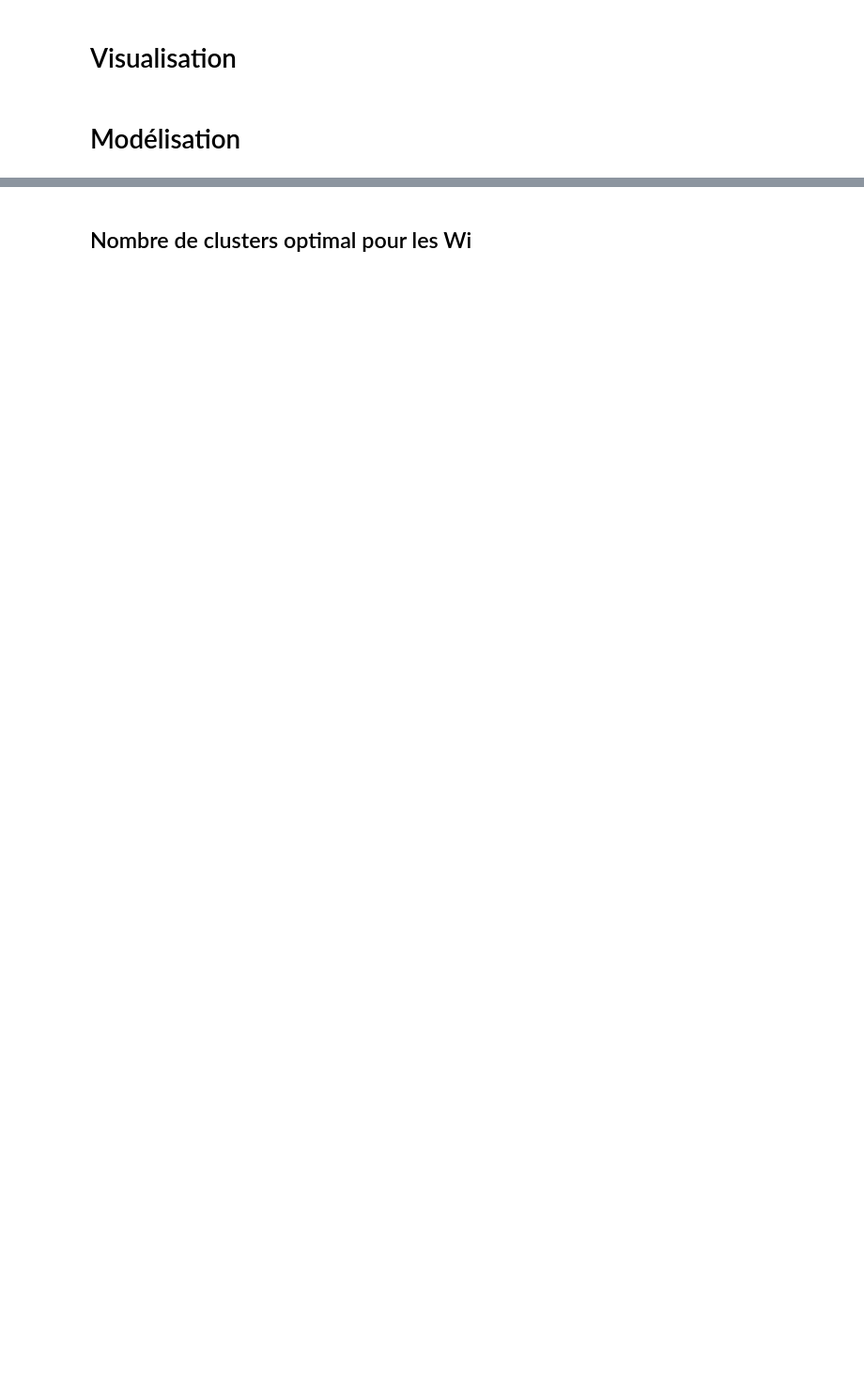
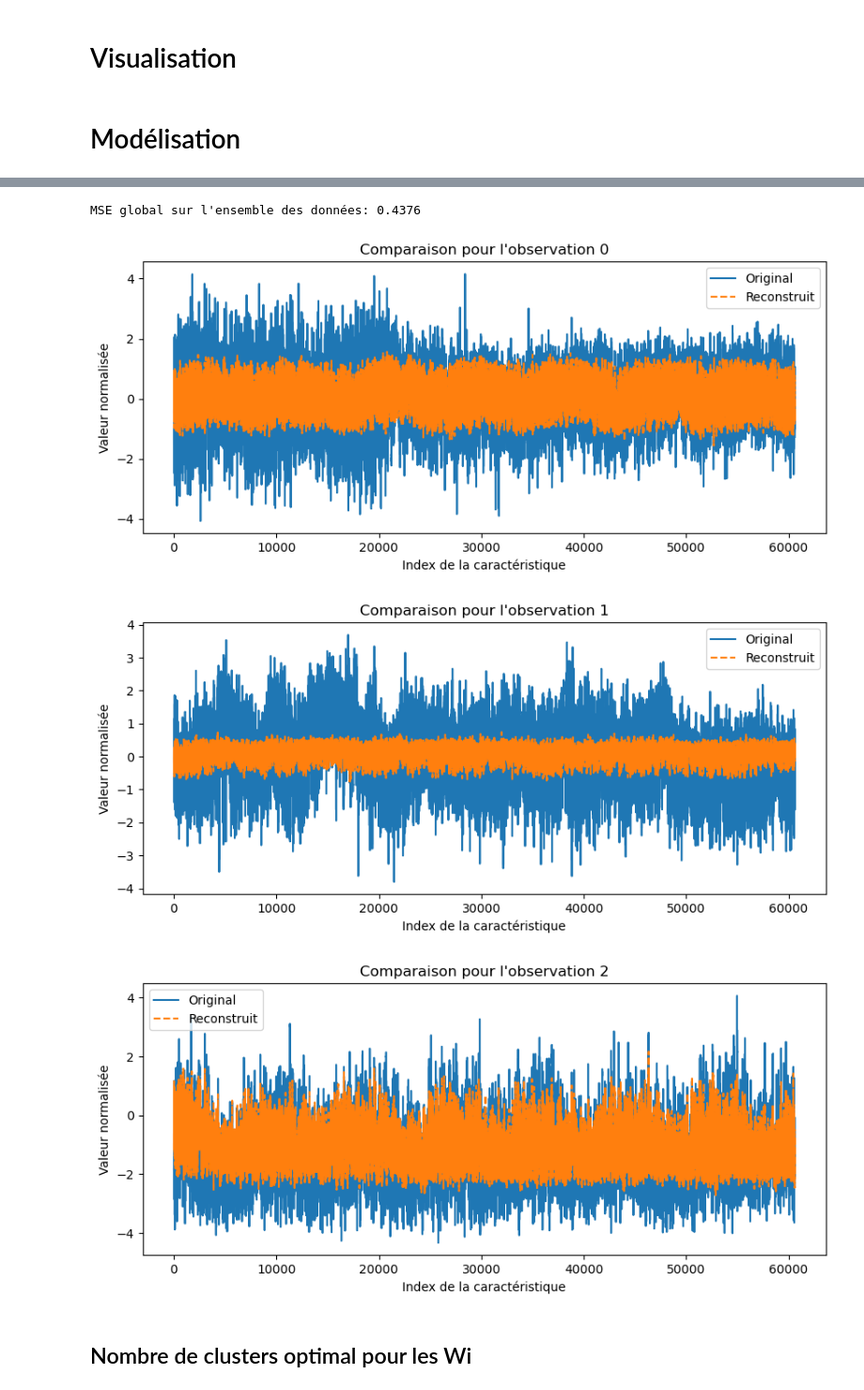
Before and after one commit to malcouffe/consommation-lectrique-, a Jupyter notebook: conso_elec.ipynb, the cells around one changed output, grey strips where cells are left out. Shown: that part at 94% size. Drawn from its saved outputs; the diff is of its cells as text; code cells hidden in the pictures; blank space fills up the shorter version.

```diff
--- a/conso_elec.ipynb
+++ b/conso_elec.ipynb
@@ -247,2 +427,32 @@ fig.show()
+# %%
+import matplotlib.pyplot as plt
+
+# Reconstruction sur l'ensemble des données
+with torch.no_grad():
+    reconstructed_all = model(data_tensor.to(device))
+
+# Calcul du MSE global sur l'ensemble des données
+mse_global = criterion(reconstructed_all, data_tensor.to(device)).item()
+print(f"MSE global sur l'ensemble des données: {mse_global:.4f}")
+
+# On choisit par exemple 3 observations à comparer
+n_examples = 3
+data_tensor_cpu = data_tensor.cpu().numpy()
+reconstructed_cpu = reconstructed_all.cpu().numpy()
+
+for i in range(n_examples):
+    plt.figure(figsize=(10, 4))
+    plt.plot(data_tensor_cpu[i, :], label='Original')
+    plt.plot(reconstructed_cpu[i, :], label='Reconstruit', linestyle='--')
+    plt.title(f"Comparaison pour l'observation {i}")
+    plt.xlabel("Index de la caractéristique")
+    plt.ylabel("Valeur normalisée")
+    plt.legend()
+    plt.show()
+# %% [output]
+MSE global sur l'ensemble des données: 0.4376
+[figure, added]
+[figure, added]
+[figure, added]
 # %% [markdown]
 ## Nombre de clusters optimal pour les Wi
```
Also changed, not shown: parts of 16 cells of this notebook.
